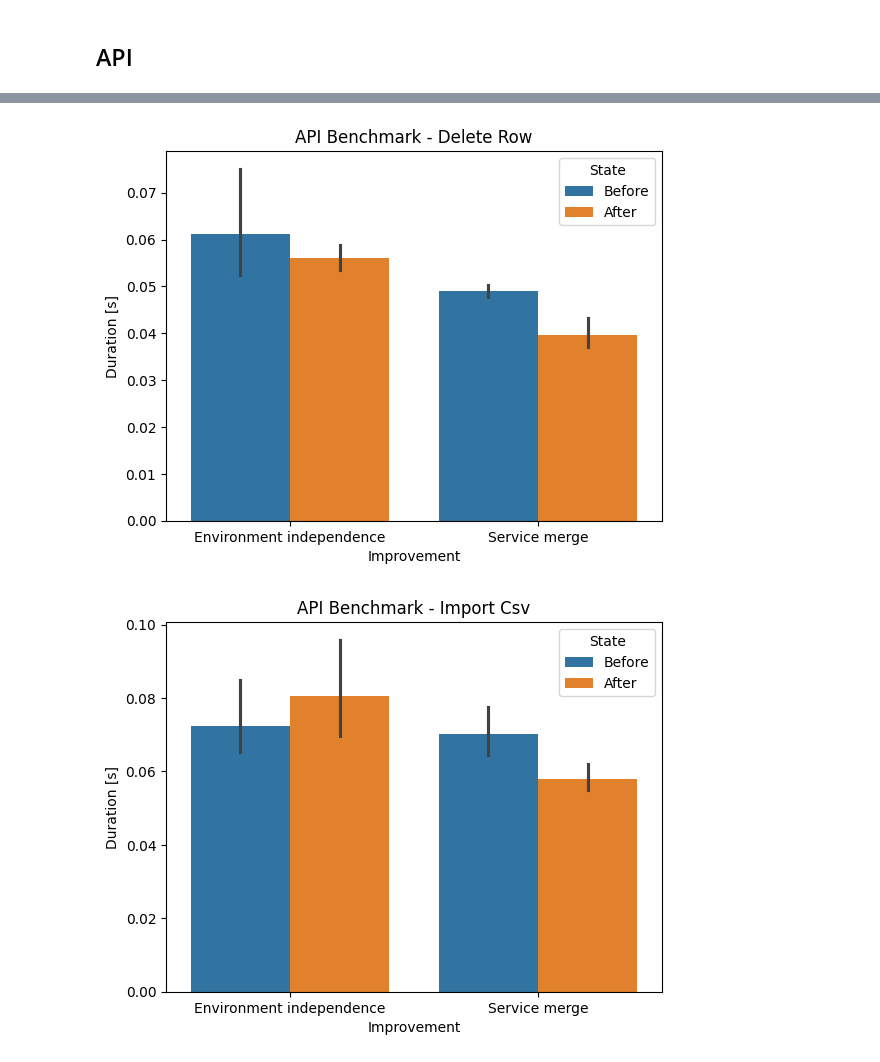
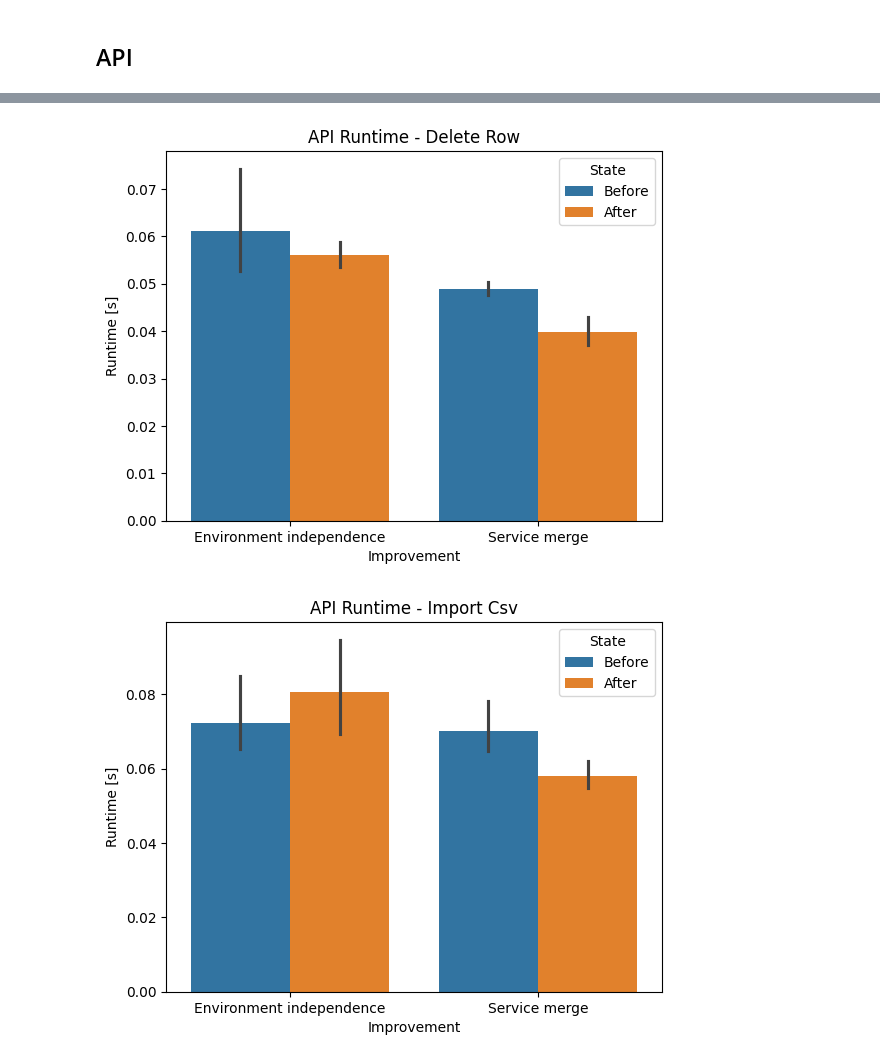
Before and after one commit to tobiasgrantner/bachelors-thesis-notebooks, a Jupyter notebook: runtime/2_visualization.ipynb, the cells around one changed output, grey strips where cells are left out. Drawn from its saved outputs; the diff is of its cells as text; code cells hidden in the pictures.

Commit message:
Changed titles and y-labels of runtime figures

```diff
--- a/runtime/2_visualization.ipynb
+++ b/runtime/2_visualization.ipynb
@@ -50,8 +50,8 @@ for deployment_action in deployment_actions:
         y="Duration",
         hue="State",
     )
-    plt.title(f"API deployment - {deployment_action}")
-    plt.ylabel("Duration [s]")
+    plt.title(f"Deployment Runtime - {deployment_action.replace('-', ' ').title()}")
+    plt.ylabel("Runtime [s]")
     plt.savefig(FIG_DIR / f"deployment-benchmark_{deployment_action}.pdf")
     plt.show()
 # %% [output]
@@ -85,8 +85,8 @@ for api_action in api_actions:
         y="Duration",
         hue="State",
     )
-    plt.title(f"API Benchmark - {api_action.replace('-', ' ').title()}")
-    plt.ylabel("Duration [s]")
+    plt.title(f"API Runtime - {api_action.replace('-', ' ').title()}")
+    plt.ylabel("Runtime [s]")
     plt.savefig(FIG_DIR / f"api-benchmark_{api_action}.pdf")
     plt.show()
 # %% [output]
@@ -99,2 +99,2 @@ for api_action in api_actions:
-[figure, old version]
+[figure, new version]
-[figure, old version]
+[figure, new version]
```
Also changed, not shown: parts of 2 cells of this notebook, 12 other files.
